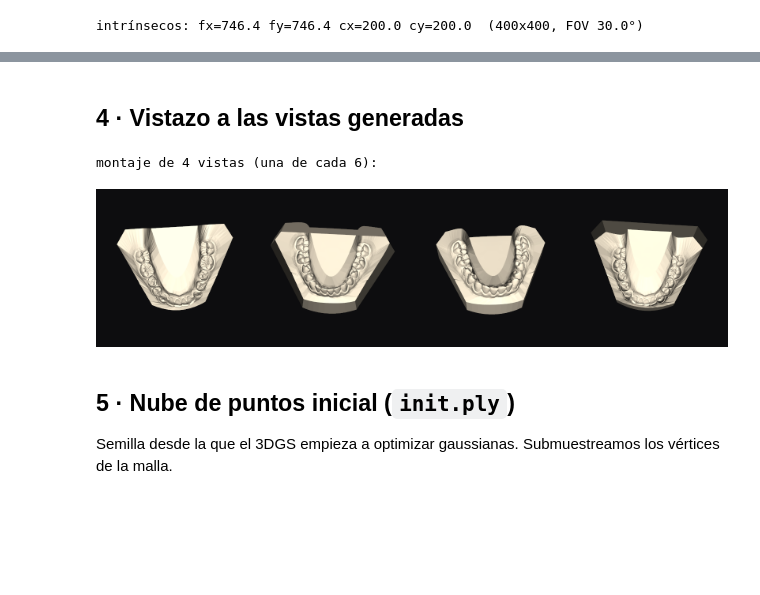
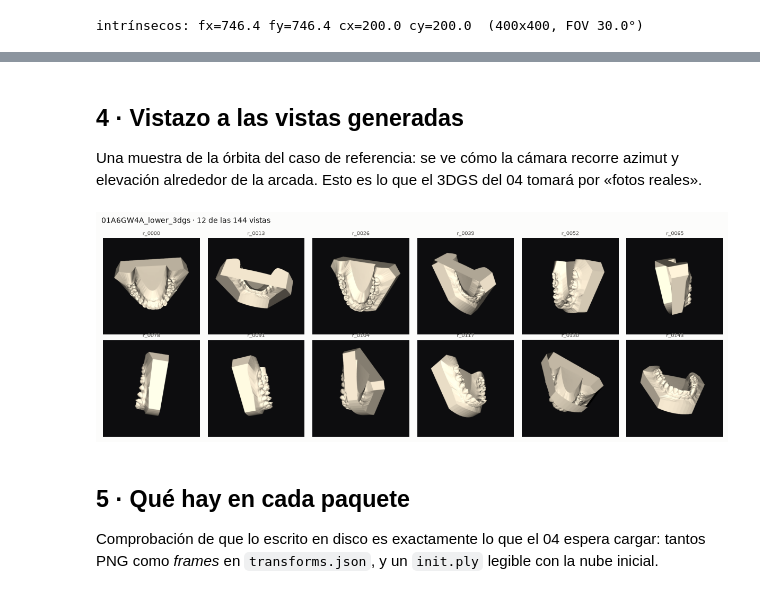
Before and after one commit to ANFAIA/Agentic-Smart-Health, a Jupyter notebook: notebooks/03-synthetic-views-for-3dgs.ipynb, the cells around one changed output, grey strips where cells are left out. Cells and saved outputs as stored; diff of their text form; code cells hidden in the pictures; blank space fills up the shorter version.

```diff
--- a/notebooks/03-synthetic-views-for-3dgs.ipynb
+++ b/notebooks/03-synthetic-views-for-3dgs.ipynb
@@ -152,24 +219,35 @@ error máx. de reproyección de las poses: 0.0000 px OK
 # %% [markdown]
 ## 4 · Vistazo a las vistas generadas
+
+Una muestra de la órbita del caso de referencia: se ve cómo la cámara recorre azimut y elevación alrededor de la arcada. Esto es lo que el 3DGS del 04 tomará por «fotos reales».
 # %%
-montage = np.concatenate([t[..., :3] for t in thumbs], axis=1)  # fila horizontal
-pngmem = vtk.vtkPNGWriter()
-# usar PIL-free: volcar con vtk a memoria requiere reconstruir imagedata; más simple, guardar y mostrar
-mpath = OUT / "montage.png"
-import numpy as _np
-from vtk.util.numpy_support import numpy_to_vtk
-img = vtk.vtkImageData(); img.SetDimensions(montage.shape[1], montage.shape[0], 1)
-flat = montage[::-1].reshape(-1, 3).astype(_np.uint8)
-va = numpy_to_vtk(flat, deep=True); va.SetNumberOfComponents(3)
-img.GetPointData().SetScalars(va)
-pngmem.SetFileName(str(mpath)); pngmem.SetInputData(img); pngmem.Write()
-print("montaje de", len(thumbs), "vistas (una de cada 6):")
-display(Image(filename=str(mpath)))
+import matplotlib.pyplot as plt
+
+CASO_REF = OUT_ROOT / f"{REFERENCIA[0]}_{REFERENCIA[1]}_3dgs"
+meta_ref = json.loads((CASO_REF / "transforms.json").read_text())
+
+
+def leer_png(path):
+    r = vtk.vtkPNGReader(); r.SetFileName(str(path)); r.Update()
+    img = r.GetOutput(); w, h, _ = img.GetDimensions()
+    return vtk_to_numpy(img.GetPointData().GetScalars()).reshape(h, w, -1)[::-1, :, :3]
+
+
+# 12 vistas repartidas por toda la orbita (no 12 consecutivas del mismo anillo)
+idx = np.linspace(0, len(meta_ref["frames"]) - 1, 12).astype(int)
+fig, axes = plt.subplots(2, 6, figsize=(12, 4.4), facecolor="#fcfcfb")
+for ax, k in zip(axes.ravel(), idx):
+    ax.imshow(leer_png(CASO_REF / meta_ref["frames"][k]["file_path"]))
+    ax.set_title(f"r_{k:04d}", color="#52514e", fontsize=7, pad=4)
+    ax.axis("off")
+fig.suptitle(f"{CASO_REF.name} · 12 de las {len(meta_ref['frames'])} vistas",
+             color="#0b0b0b", fontsize=10, x=0.01, ha="left")
+fig.tight_layout()
+plt.show()
 # %% [output]
-montaje de 4 vistas (una de cada 6):
-[figure, old version]
+[figure, new version]
 # %% [markdown]
-## 5 · Nube de puntos inicial (`init.ply`)
+## 5 · Qué hay en cada paquete
 
-Semilla desde la que el 3DGS empieza a optimizar gaussianas. Submuestreamos los vértices de la malla.
+Comprobación de que lo escrito en disco es exactamente lo que el 04 espera cargar: tantos PNG como *frames* en `transforms.json`, y un `init.ply` legible con la nube inicial.
 # %%
```
Also changed, not shown: parts of 10 cells of this notebook.
